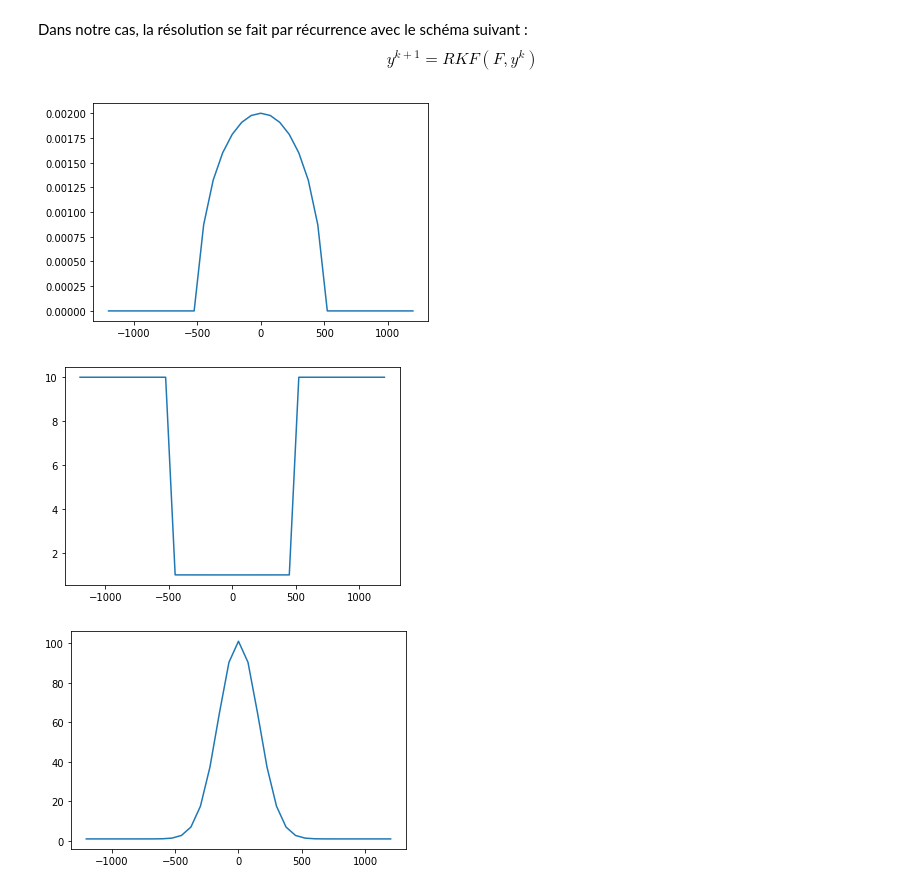
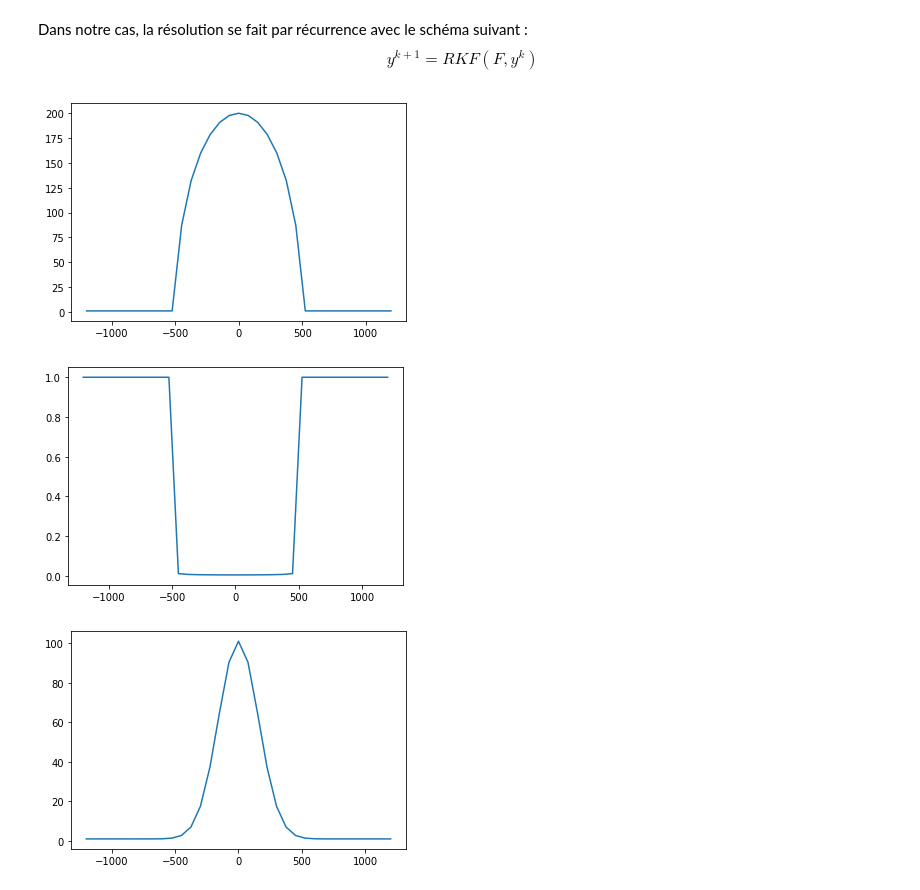
Before and after one commit to thomas-dubard/Seismes-induits, a Jupyter notebook: Modélisation.ipynb, the cells around one changed output. Drawn from its saved outputs; the diff is of its cells as text; code cells hidden in the pictures.

```diff
--- a/Modélisation.ipynb
+++ b/Modélisation.ipynb
@@ -170,34 +170,27 @@ $$y^{k+1} = RKF(F, y^k)$$
 # %%
 #Conditions initiales
 
 x = np.arange(-L//2, L//2 + 1, deltaX)
 d = 500 #largeur de la zone de glissemnt initiale
 
 A = []
 for y in x :
     if y < d and y > -d:
-        A.append(np.sqrt(d**2 - y**2)/(d**2))
+        A.append(np.sqrt(d**2 - y**2)/(1e-5*d**2))
     else :
-        A.append(v0)
-
-B = []
-for y in x :
-    if y < d and y > -d:
-        B.append((d**2 - np.sqrt(d**2 - y**2))/(d**2))
-    else :
-        B.append(10)
+        A.append(1)
 
 A = np.array(A)
-B = np.array(B)
+B = 1/A
 h = 1e-2
 
 plt.plot(x, A)
 plt.show()
 plt.plot(x, B)
 plt.show()
 # %% [output]
-[figure, old version]
+[figure, new version]
-[figure, old version]
+[figure, new version]
 # %%
 C = np.exp(-x**2/(d**2/5))*100 + np.ones(I+1)
 plt.plot(x,C)
```
Also changed, not shown: parts of 2 cells of this notebook.
